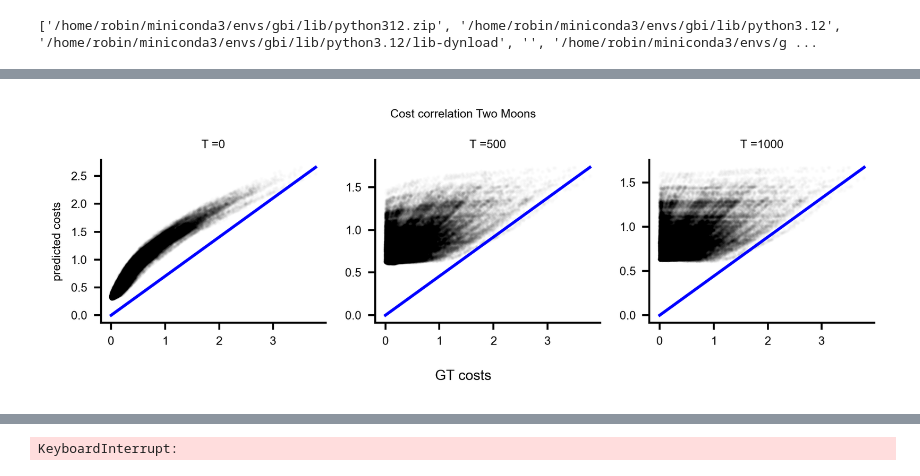
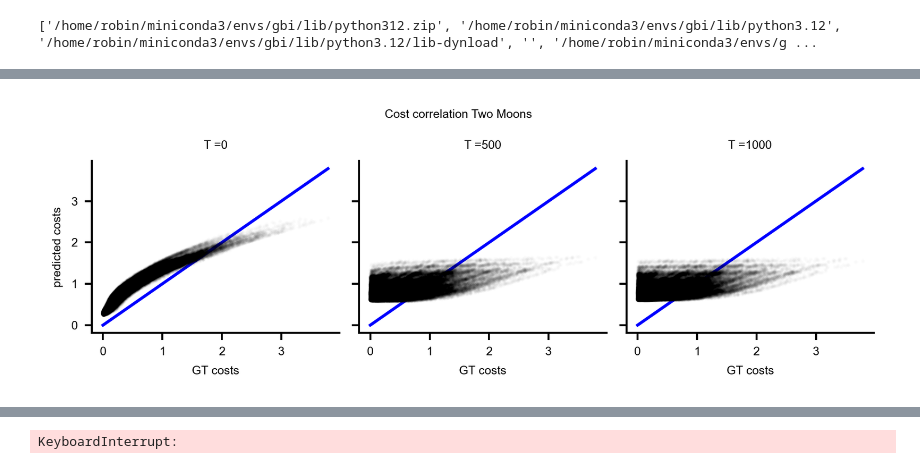
Before and after one commit to mackelab/neuralgbi_diffusion, a Jupyter notebook: notebooks/new_guidance.ipynb, the cells around one changed output, grey strips where cells are left out. Cells and saved outputs as stored; diff of their text form; code cells hidden in the pictures.

```diff
--- a/notebooks/new_guidance.ipynb
+++ b/notebooks/new_guidance.ipynb
@@ -38,35 +37,0 @@ guidance = Guidance.load_from_checkpoint(ada_net_guidance_ckpt)
-# %%
-fig, (ax1, ax2, ax3) = plt.subplots(ncols=3, sharex=True, sharey=True, figsize=(6, 2))
-
-idx = 9
-T = 0
-
-time_repr = guidance.get_diff_time_repr(np.ones(len(theta)) * T)
-theta = theta.detach()
-theta.requires_grad = True
-x = x.detach()
-x.requires_grad = True
-time_repr = time_repr.detach()
-time_repr.requires_grad = True
-pred_dist = guidance.forward(theta, x[None, [idx]].repeat(len(theta), 1, 1), time_repr)
-grad = torch.autograd.grad(outputs=pred_dist.sum(), inputs=theta)[0]
-theta = theta.detach()
-x = x.detach()
-pred_dist = pred_dist.detach()
-grad = grad.detach()
-
-ax1.scatter(*x.T, c=dist_matrix.T[idx])
-ax1.scatter(*x[idx], c="r")
-ax1.set_title("GT")
-
-ax2.scatter(*x.T, c=pred_dist.squeeze())
-ax2.quiver(*x.T, *grad.T)
-ax2.scatter(*x[idx], c="r")
-ax2.set_title("Guidance")
-
-ax3.scatter(*x.T, c=pred_dist.squeeze() - dist_matrix[idx], cmap="coolwarm")
-ax3.scatter(*x[idx], c="r")
-ax3.set_title("Difference: Guidance - GT")
-
-fig.suptitle("Two Moons, Observation Space")
-fig.tight_layout()
@@ -74,0 +103,3 @@ fig.tight_layout()
+# %%
+pred_dist, (theta_grad, x_grad) = get_guidance_analytics(theta, x[[idx]], guidance, T)
+plot_guidance_analytics(theta, theta[idx], dist_matrix[idx], pred_dist.squeeze(), theta_grad, f"Two Moons: Parameter space\n{T =}")
@@ -75,23 +108,24 @@ fig.tight_layout()
 # %%
 indices = np.arange(100)
-fig, axs = plt.subplots(ncols=3, figsize=(6, 2))
+fig, axs = plt.subplots(ncols=3, figsize=(6, 2), sharex=True, sharey=True)
 
 
 for T, ax in zip([0, 500, 1000], (axs)):
     with torch.no_grad():
         time_repr = guidance.get_diff_time_repr(np.ones(len(indices)) * T)
         pred_dist = guidance.forward(theta[[indices]], x[None].repeat(len(indices), 1, 1), time_repr)
 
-    ax.plot([0, dist_matrix[indices].max()], [0, pred_dist.max()], color="blue")
+    outer = torch.maximum(dist_matrix[indices].max(), pred_dist.max())
+    ax.plot([0, outer], [0, outer], color="blue", zorder=-1)
     ax.scatter(dist_matrix[indices].flatten(), pred_dist[:, :, 0].flatten(), s=1, alpha=0.01)
     ax.set_title(f"{T =}")
+    ax.set_xlabel("GT costs")
 
 axs[0].set_ylabel("predicted costs")
-fig.supxlabel("GT costs")
 fig.suptitle("Cost correlation Two Moons")
 fig.tight_layout()
 # %% [output]
-[figure, old version]
+[figure, new version]
 # %%
 diffusion_ckpt = "/home/robin/projects/lab_project/neuralgbi_diffusion/results/train_diffusion/two_moons/2025-03-27-01-38-46/lightning_logs/version_0/epoch=99-step=4000.ckpt"
 
```
Also changed, not shown: parts of 15 cells of this notebook.
